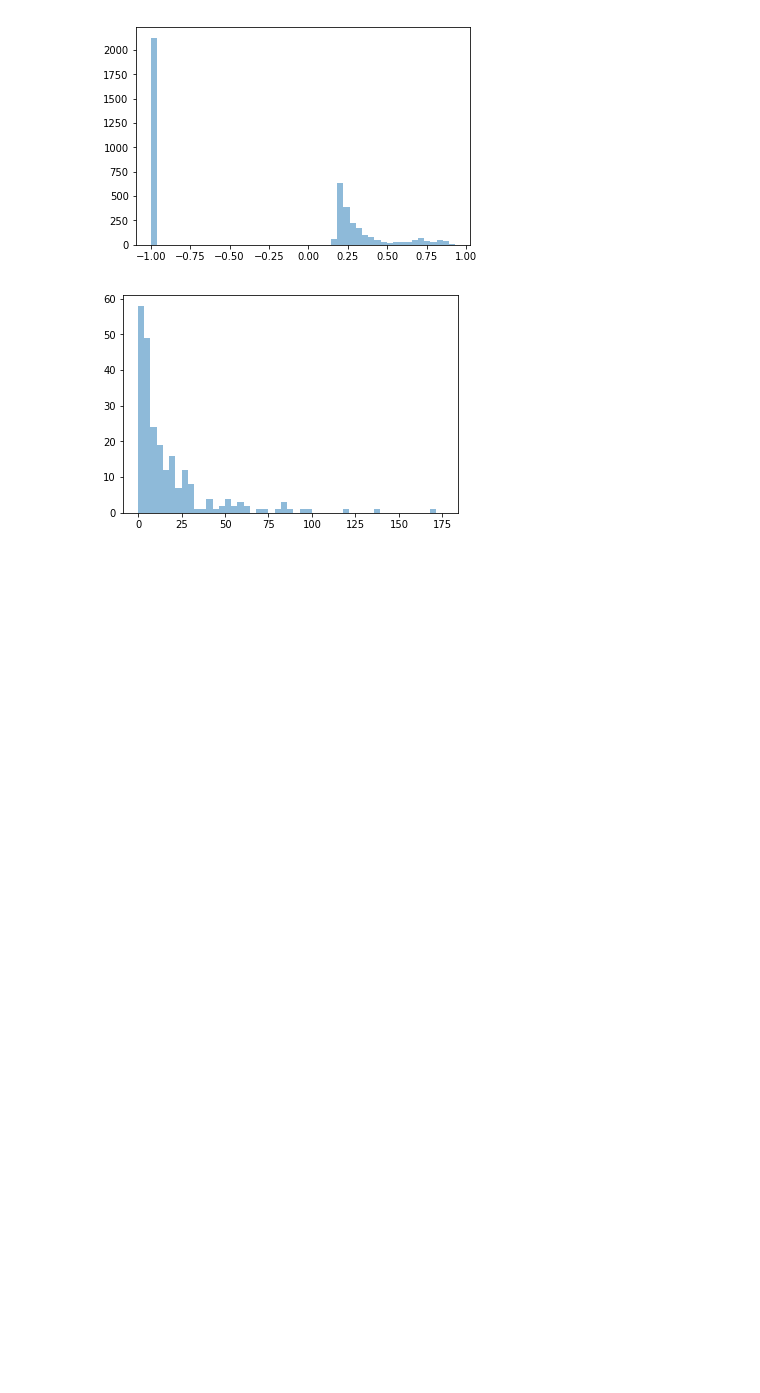
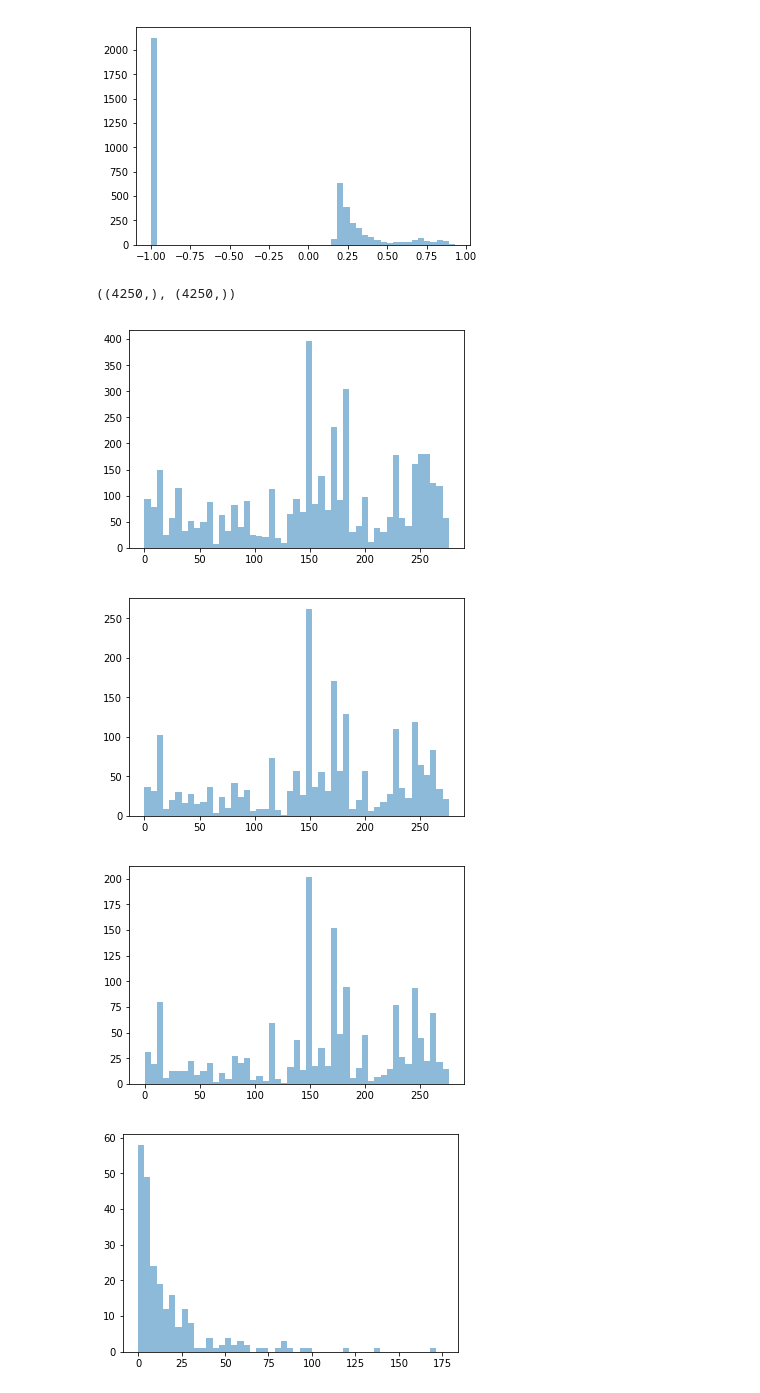
Before and after one commit to mmr12/Data-Science-lab-2018, a Jupyter notebook: PreperationWork/Visualisations_MR.ipynb, the cells around one changed output. Drawn from its saved outputs; the diff is of its cells as text; code cells hidden in the pictures; blank space fills up the shorter version.

```diff
--- a/PreperationWork/Visualisations_MR.ipynb
+++ b/PreperationWork/Visualisations_MR.ipynb
@@ -115,6 +124,24 @@ plt.hist(sft2, bins,alpha=.5)
 plt.show()
 # %% [output]
 [figure]
+# %%
+# let's look at the distribution over FAQs
+# I saved the output of the RF here:
+RF_out = load('/Users/margheritarosnati/Desktop/temp.joblib')
+# %% [output]
+((4250,), (4250,))
+# %%
+bins =  np.linspace(0, max(FAQ_per_ticket))
+plt.hist(FAQ_per_ticket, bins,alpha=.5)
+plt.show()
+plt.hist(f2t, bins,alpha=.5)
+plt.show()
+plt.hist(RF_out, bins,alpha=.5)
+plt.show()
+# %% [output]
+[figure, added]
+[figure, added]
+[figure, added]
 # %%
 unique, counts = np.unique(FAQ_per_ticket, return_counts=True)
 u2, c2 = np.unique(f2t, return_counts=True)
```
Also changed, not shown: parts of 15 cells of this notebook, 2 other files.
